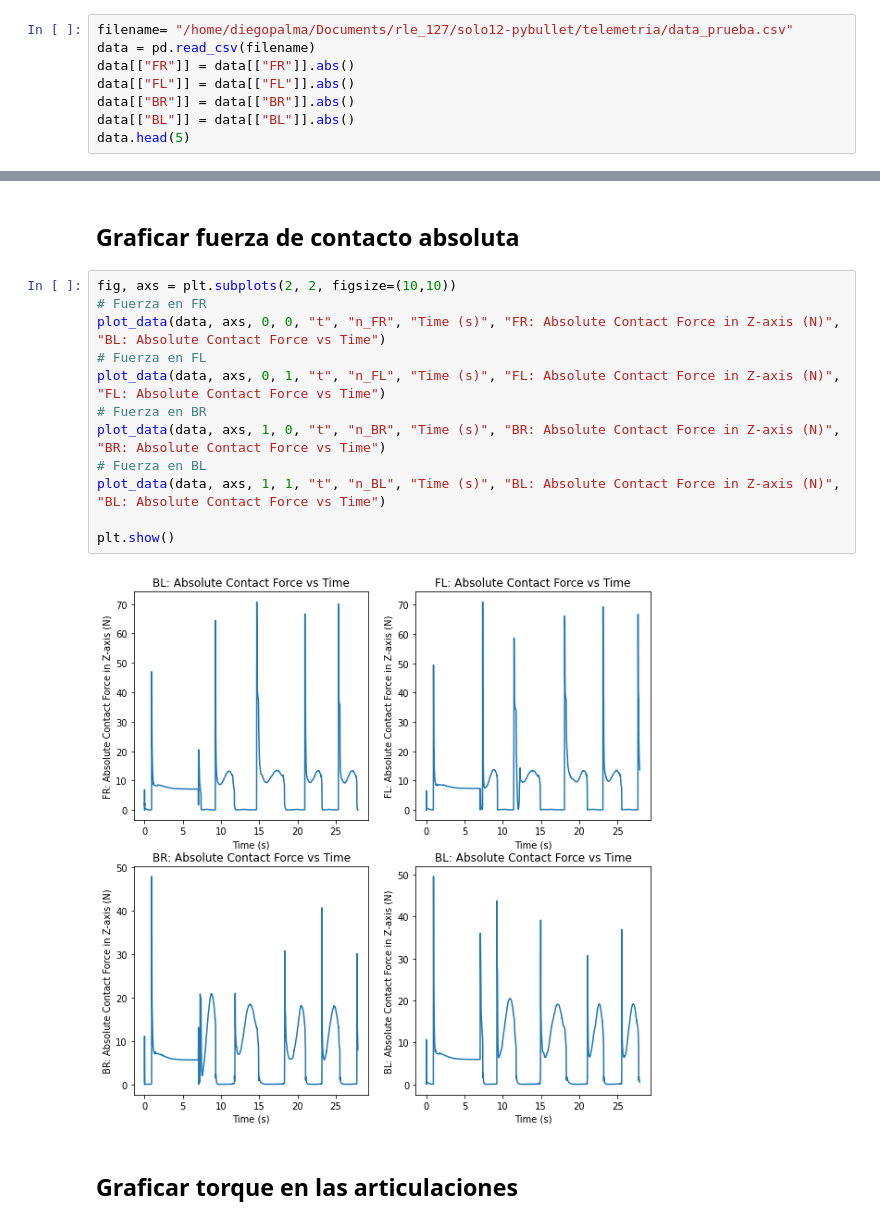
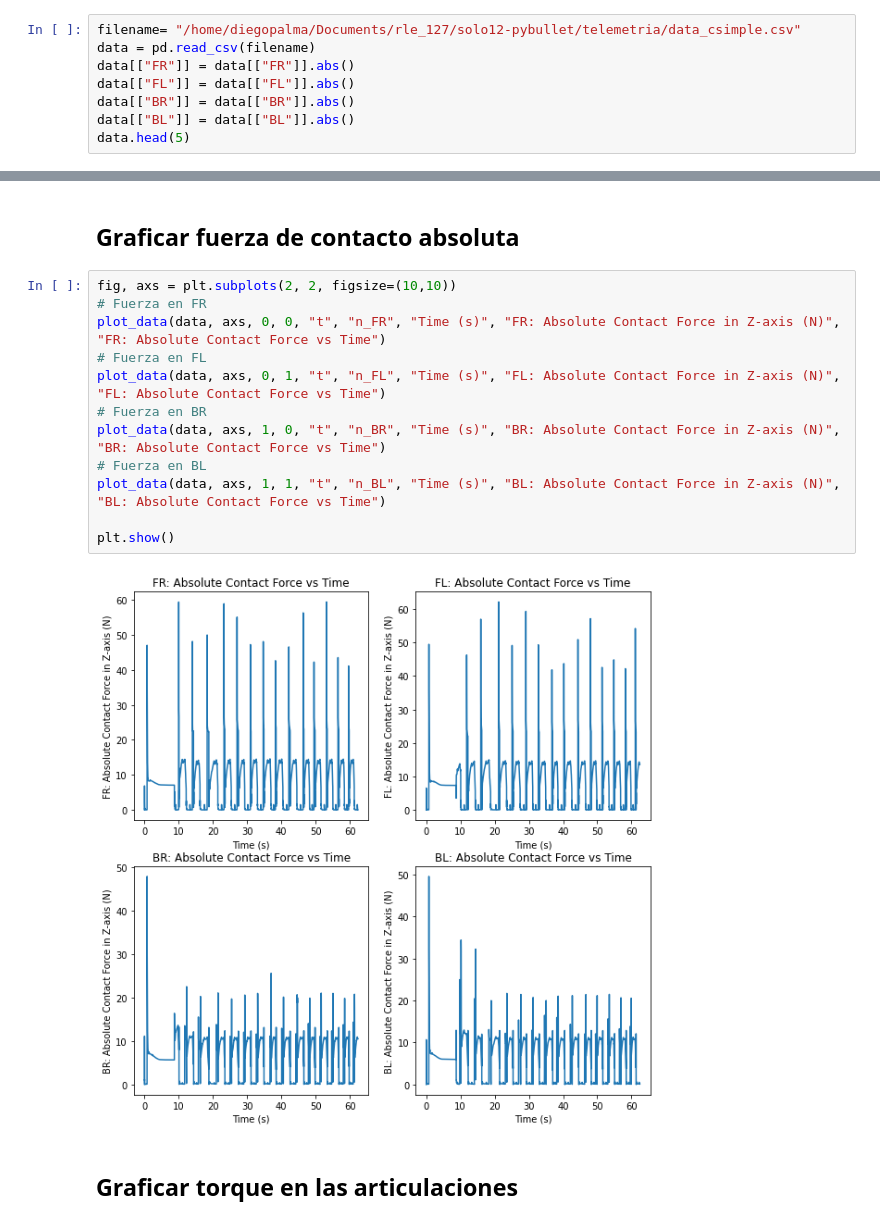
Before and after one commit to DPR00/rle_127, a Jupyter notebook: solo12-pybullet/solo_pybullet/graficar.ipynb, the cells around one changed output, grey strips where cells are left out. Saved outputs shown, nothing was run; the diff lists cells and outputs as text.

```diff
--- a/solo12-pybullet/solo_pybullet/graficar.ipynb
+++ b/solo12-pybullet/solo_pybullet/graficar.ipynb
@@ -7,7 +7,7 @@ import pandas as pd
 # %% [markdown]
 ## Cargar data
 # %%
-filename= "/home/diegopalma/Documents/rle_127/solo12-pybullet/telemetria/data_prueba.csv"
+filename= "/home/diegopalma/Documents/rle_127/solo12-pybullet/telemetria/data_csimple.csv"
 data = pd.read_csv(filename)
 data[["FR"]] = data[["FR"]].abs()
 data[["FL"]] = data[["FL"]].abs()
@@ -71,17 +71,17 @@ plt.show()
 # %%
 fig, axs = plt.subplots(2, 2, figsize=(10,10))
 # Fuerza en FR
-plot_data(data, axs, 0, 0, "t", "n_FR", "Time (s)", "FR: Absolute Contact Force in Z-axis (N)", "BL: Absolute Contact Force vs Time")
+plot_data(data, axs, 0, 0, "t", "n_FR", "Time (s)", "FR: Absolute Contact Force in Z-axis (N)", "FR: Absolute Contact Force vs Time")
 # Fuerza en FL
 plot_data(data, axs, 0, 1, "t", "n_FL", "Time (s)", "FL: Absolute Contact Force in Z-axis (N)", "FL: Absolute Contact Force vs Time")
 # Fuerza en BR
 plot_data(data, axs, 1, 0, "t", "n_BR", "Time (s)", "BR: Absolute Contact Force in Z-axis (N)", "BR: Absolute Contact Force vs Time")
 # Fuerza en BL
 plot_data(data, axs, 1, 1, "t", "n_BL", "Time (s)", "BL: Absolute Contact Force in Z-axis (N)", "BL: Absolute Contact Force vs Time")
 
 plt.show()
 # %% [output]
-[figure, old version]
+[figure, new version]
 # %% [markdown]
 ## Graficar torque en las articulaciones
 # %%
```
Also changed, not shown: parts of 3 cells of this notebook, 8 other files.
